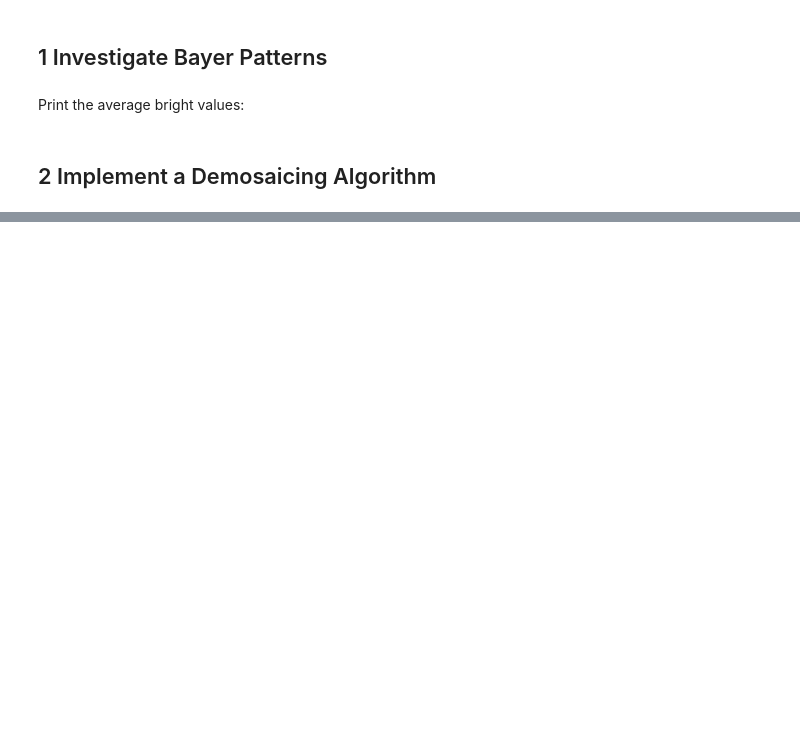
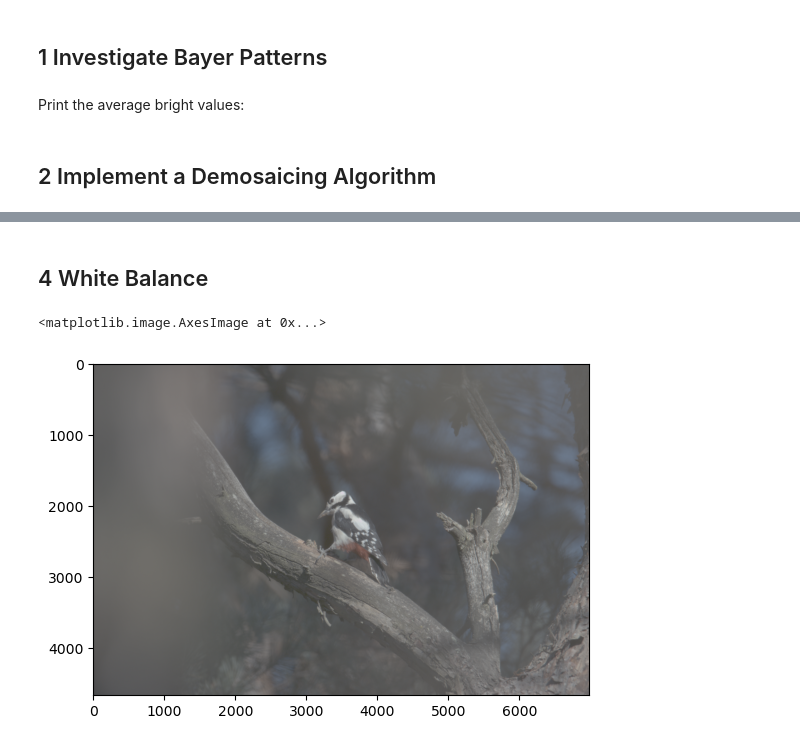
Before and after one commit to Lily-Guanghui/Demosaicing-and-HDR, a Jupyter notebook: demo.ipynb, the cells around one changed output, grey strips where cells are left out. Drawn from its saved outputs; the diff is of its cells as text; code cells hidden in the pictures; blank space fills up the shorter version.

```diff
--- a/demo.ipynb
+++ b/demo.ipynb
@@ -51,0 +72,8 @@ plt.imshow(rgb/16383)
+# %% [markdown]
+## 4 White Balance
+# %%
+rgb_wb = gray_world(rgb_gamma)
+plt.imshow(rgb_wb/16383)
+# %% [output]
+<matplotlib.image.AxesImage at 0x...>
+[figure, added]
```
Also changed, not shown: parts of 6 cells of this notebook, 2 other files.
